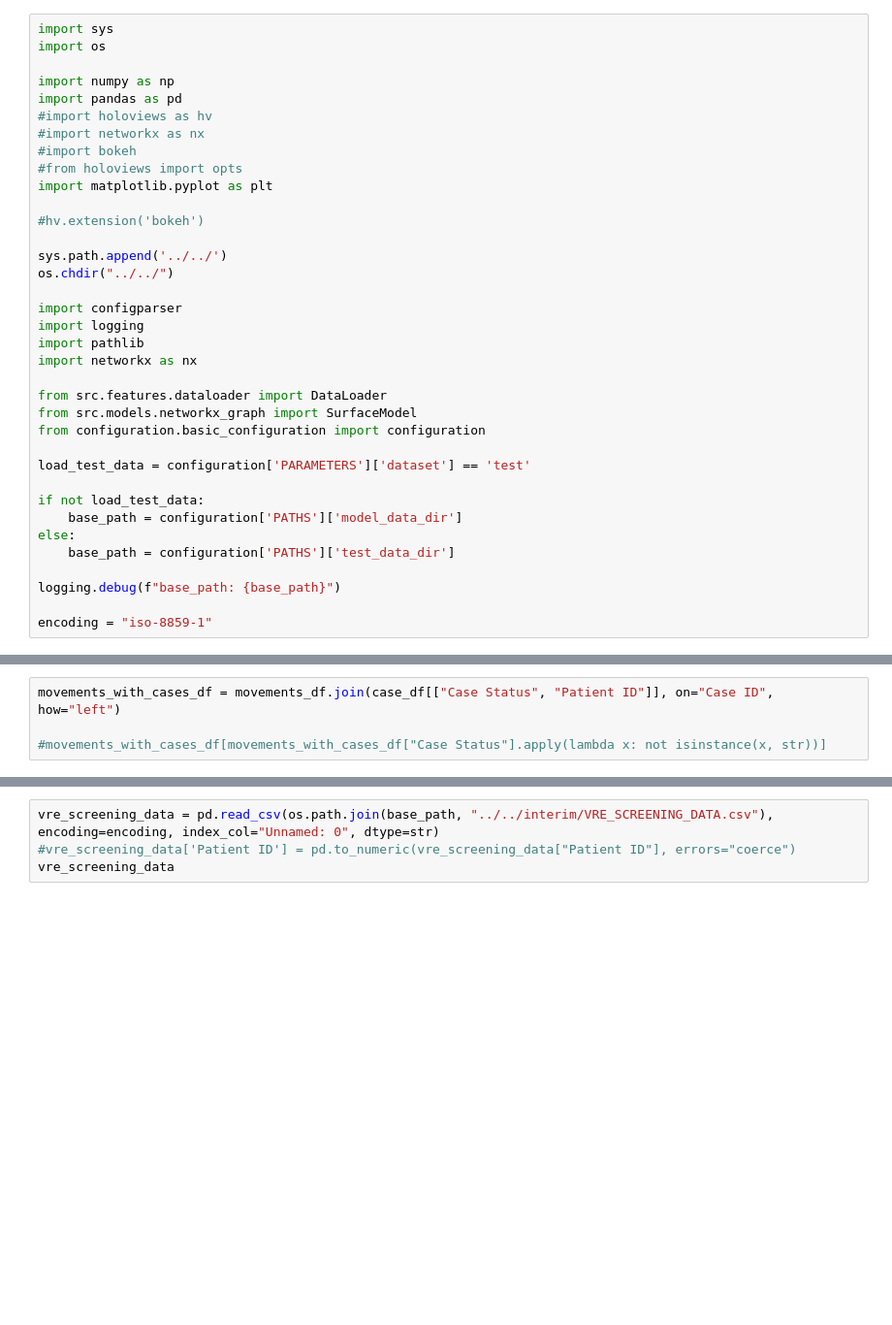
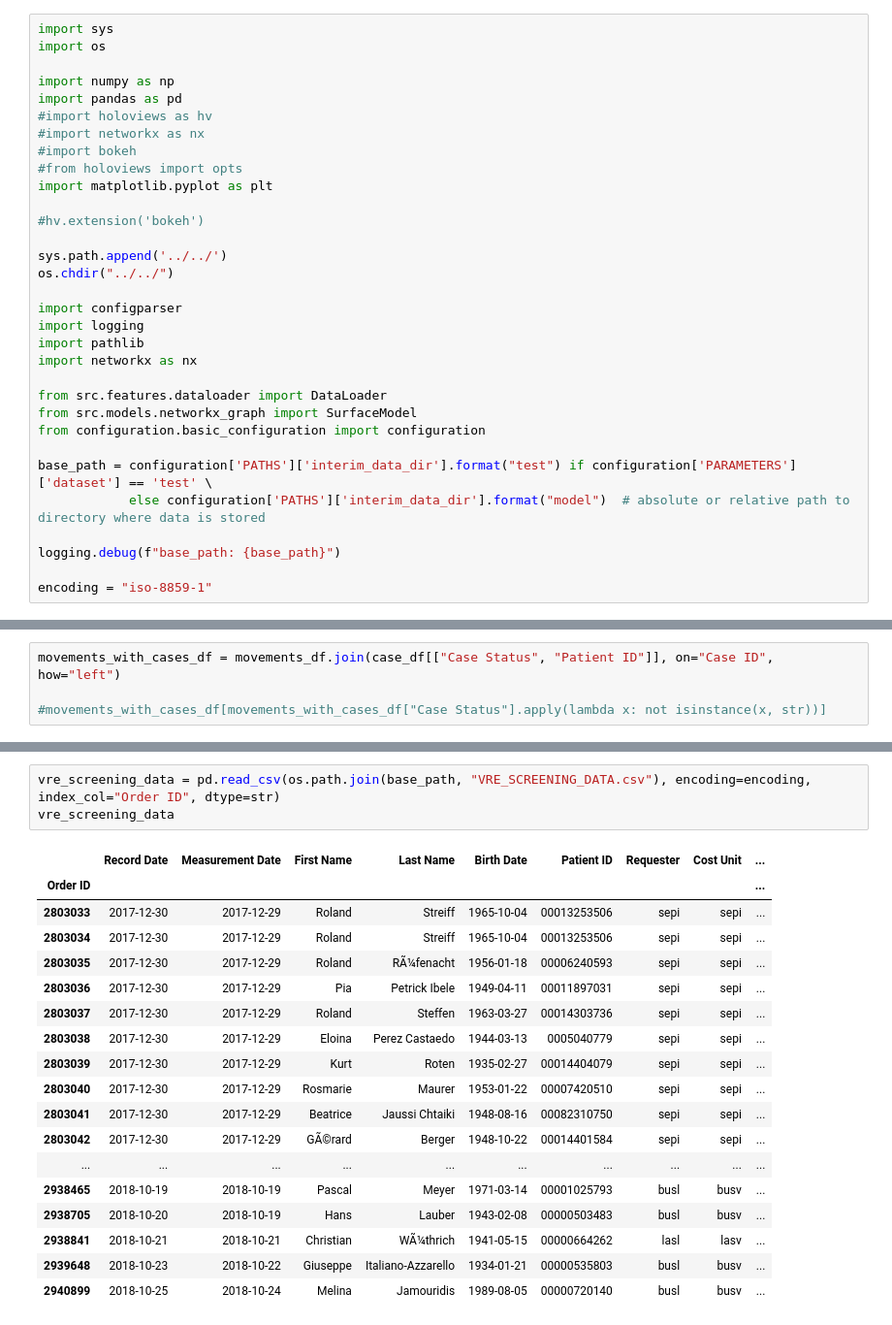
Before and after one commit to IDSC-io/vre-spark, a Jupyter notebook: src/visualization/visualize_movements.ipynb, the cells around one changed output, grey strips where cells are left out. Shown at 97% size. Drawn from its saved outputs; the diff is of its cells as text; blank space fills up the shorter version.

```diff
--- a/src/visualization/visualize_movements.ipynb
+++ b/src/visualization/visualize_movements.ipynb
@@ -24,12 +24,8 @@ from src.features.dataloader import DataLoader
 from src.models.networkx_graph import SurfaceModel
 from configuration.basic_configuration import configuration
 
-load_test_data = configuration['PARAMETERS']['dataset'] == 'test'
-
-if not load_test_data:
-    base_path = configuration['PATHS']['model_data_dir']
-else:
-    base_path = configuration['PATHS']['test_data_dir']
+base_path = configuration['PATHS']['interim_data_dir'].format("test") if configuration['PARAMETERS']['dataset'] == 'test' \
+            else configuration['PATHS']['interim_data_dir'].format("model")  # absolute or relative path to directory where data is stored
 
 logging.debug(f"base_path: {base_path}")
 
@@ -95,4 +179,22 @@ movements_with_patients_df
 # %%
-vre_screening_data = pd.read_csv(os.path.join(base_path, "../../interim/VRE_SCREENING_DATA.csv"), encoding=encoding, index_col="Unnamed: 0", dtype=str)
-#vre_screening_data['Patient ID'] = pd.to_numeric(vre_screening_data["Patient ID"], errors="coerce")
+vre_screening_data = pd.read_csv(os.path.join(base_path, "VRE_SCREENING_DATA.csv"), encoding=encoding, index_col="Order ID", dtype=str)
 vre_screening_data
+# %% [output]
+|  | Record Date | Measurement Date | First Name | Last Name | Birth Date | Patient ID | Requester | Cost Unit | ... |
+| Order ID |  |  |  |  |  |  |  |  | ... |
+| 2803033 | 2017-12-30 | 2017-12-29 | Roland | Streiff | 1965-10-04 | 00013253506 | sepi | sepi | ... |
+| 2803034 | 2017-12-30 | 2017-12-29 | Roland | Streiff | 1965-10-04 | 00013253506 | sepi | sepi | ... |
+| 2803035 | 2017-12-30 | 2017-12-29 | Roland | RÃ¼fenacht | 1956-01-18 | 00006240593 | sepi | sepi | ... |
+| 2803036 | 2017-12-30 | 2017-12-29 | Pia | Petrick Ibele | 1949-04-11 | 00011897031 | sepi | sepi | ... |
+| 2803037 | 2017-12-30 | 2017-12-29 | Roland | Steffen | 1963-03-27 | 00014303736 | sepi | sepi | ... |
+| 2803038 | 2017-12-30 | 2017-12-29 | Eloina | Perez Castaedo | 1944-03-13 | 0005040779 | sepi | sepi | ... |
+| 2803039 | 2017-12-30 | 2017-12-29 | Kurt | Roten | 1935-02-27 | 00014404079 | sepi | sepi | ... |
+| 2803040 | 2017-12-30 | 2017-12-29 | Rosmarie | Maurer | 1953-01-22 | 00007420510 | sepi | sepi | ... |
+| 2803041 | 2017-12-30 | 2017-12-29 | Beatrice | Jaussi Chtaiki | 1948-08-16 | 00082310750 | sepi | sepi | ... |
+| 2803042 | 2017-12-30 | 2017-12-29 | GÃ©rard | Berger | 1948-10-22 | 00014401584 | sepi | sepi | ... |
+| ... | ... | ... | ... | ... | ... | ... | ... | ... | ... |
+| 2938465 | 2018-10-19 | 2018-10-19 | Pascal | Meyer | 1971-03-14 | 00001025793 | busl | busv | ... |
+| 2938705 | 2018-10-20 | 2018-10-19 | Hans | Lauber | 1943-02-08 | 00000503483 | busl | busv | ... |
+| 2938841 | 2018-10-21 | 2018-10-21 | Christian | WÃ¼thrich | 1941-05-15 | 00000664262 | lasl | lasv | ... |
+| 2939648 | 2018-10-23 | 2018-10-22 | Giuseppe | Italiano-Azzarello | 1934-01-21 | 00000535803 | busl | busv | ... |
+| 2940899 | 2018-10-25 | 2018-10-24 | Melina | Jamouridis | 1989-08-05 | 00000720140 | busl | busv | ... |
```
Also changed, not shown: parts of 12 cells of this notebook.
